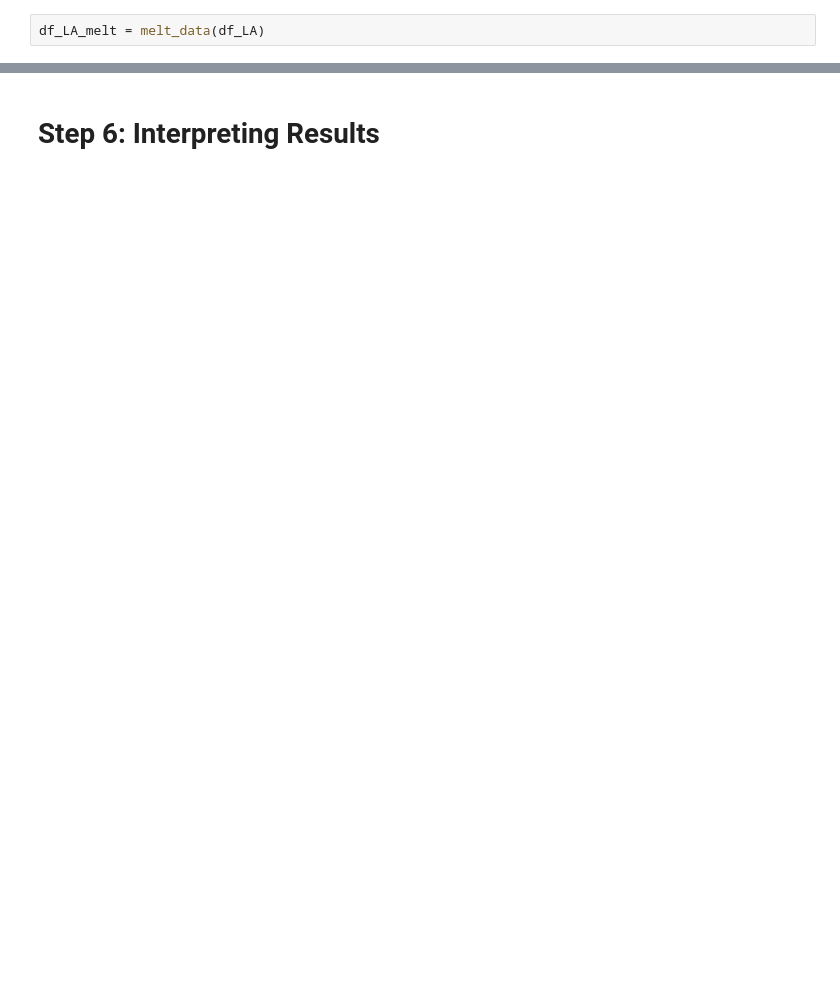
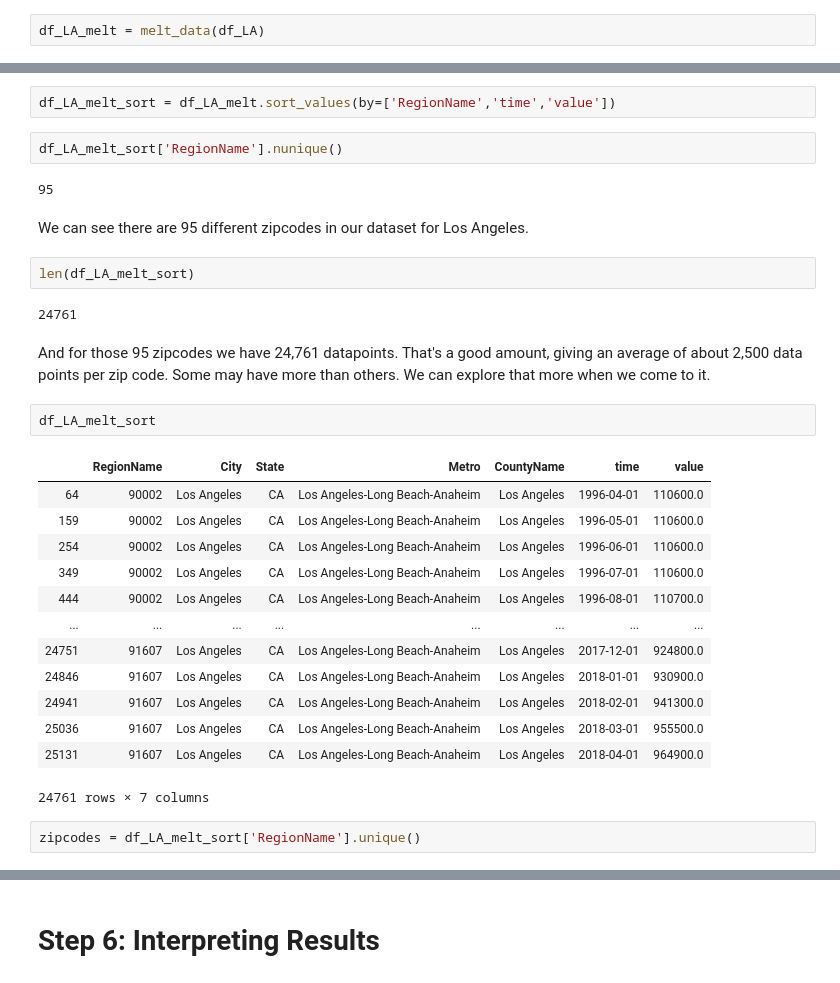
Before and after one commit to JessicaFB/Apple-vs-Android-Twitter-NLP, a Jupyter notebook: starter_notebook.ipynb, the cells around one changed output, grey strips where cells are left out. Cells and saved outputs as stored; diff of their text form; blank space fills up the shorter version.

```diff
--- a/starter_notebook.ipynb
+++ b/starter_notebook.ipynb
@@ -163,0 +135,32 @@ print(np.shape(df_LA_melt))
+# %%
+df_LA_melt_sort = df_LA_melt.sort_values(by=['RegionName','time','value'])
+# %%
+df_LA_melt_sort['RegionName'].nunique()
+# %% [output]
+95
+# %% [markdown]
+We can see there are 95 different zipcodes in our dataset for Los Angeles.
+# %%
+len(df_LA_melt_sort)
+# %% [output]
+24761
+# %% [markdown]
+And for those 95 zipcodes we have 24,761 datapoints. That's a good amount, giving an average of about 2,500 data points per zip code. Some may have more than others. We can explore that more when we come to it.
+# %%
+df_LA_melt_sort
+# %% [output]
+|  | RegionName | City | State | Metro | CountyName | time | value |
+| 64 | 90002 | Los Angeles | CA | Los Angeles-Long Beach-Anaheim | Los Angeles | 1996-04-01 | 110600.0 |
+| 159 | 90002 | Los Angeles | CA | Los Angeles-Long Beach-Anaheim | Los Angeles | 1996-05-01 | 110600.0 |
+| 254 | 90002 | Los Angeles | CA | Los Angeles-Long Beach-Anaheim | Los Angeles | 1996-06-01 | 110600.0 |
+| 349 | 90002 | Los Angeles | CA | Los Angeles-Long Beach-Anaheim | Los Angeles | 1996-07-01 | 110600.0 |
+| 444 | 90002 | Los Angeles | CA | Los Angeles-Long Beach-Anaheim | Los Angeles | 1996-08-01 | 110700.0 |
+| ... | ... | ... | ... | ... | ... | ... | ... |
+| 24751 | 91607 | Los Angeles | CA | Los Angeles-Long Beach-Anaheim | Los Angeles | 2017-12-01 | 924800.0 |
+| 24846 | 91607 | Los Angeles | CA | Los Angeles-Long Beach-Anaheim | Los Angeles | 2018-01-01 | 930900.0 |
+| 24941 | 91607 | Los Angeles | CA | Los Angeles-Long Beach-Anaheim | Los Angeles | 2018-02-01 | 941300.0 |
+| 25036 | 91607 | Los Angeles | CA | Los Angeles-Long Beach-Anaheim | Los Angeles | 2018-03-01 | 955500.0 |
+| 25131 | 91607 | Los Angeles | CA | Los Angeles-Long Beach-Anaheim | Los Angeles | 2018-04-01 | 964900.0 |
+24761 rows × 7 columns
+# %%
+zipcodes = df_LA_melt_sort['RegionName'].unique()
```
Also changed, not shown: parts of 11 cells of this notebook.
